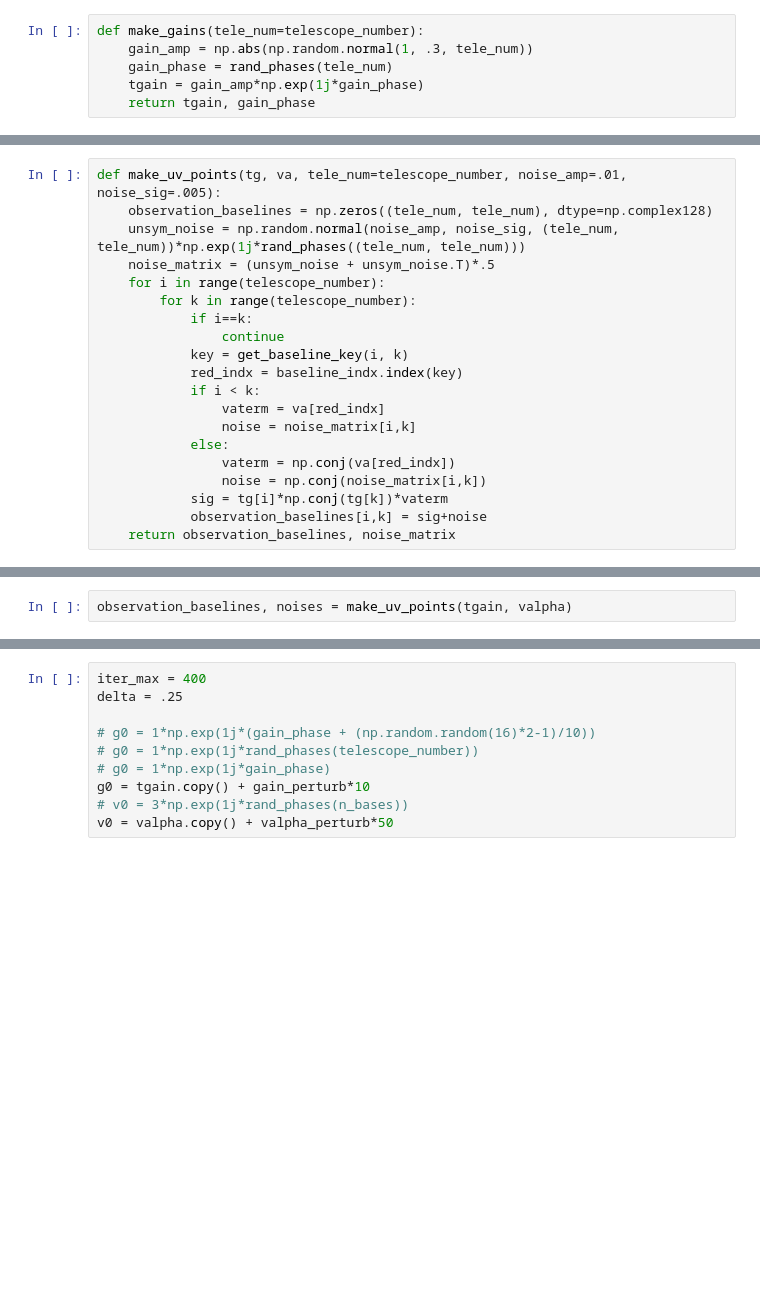
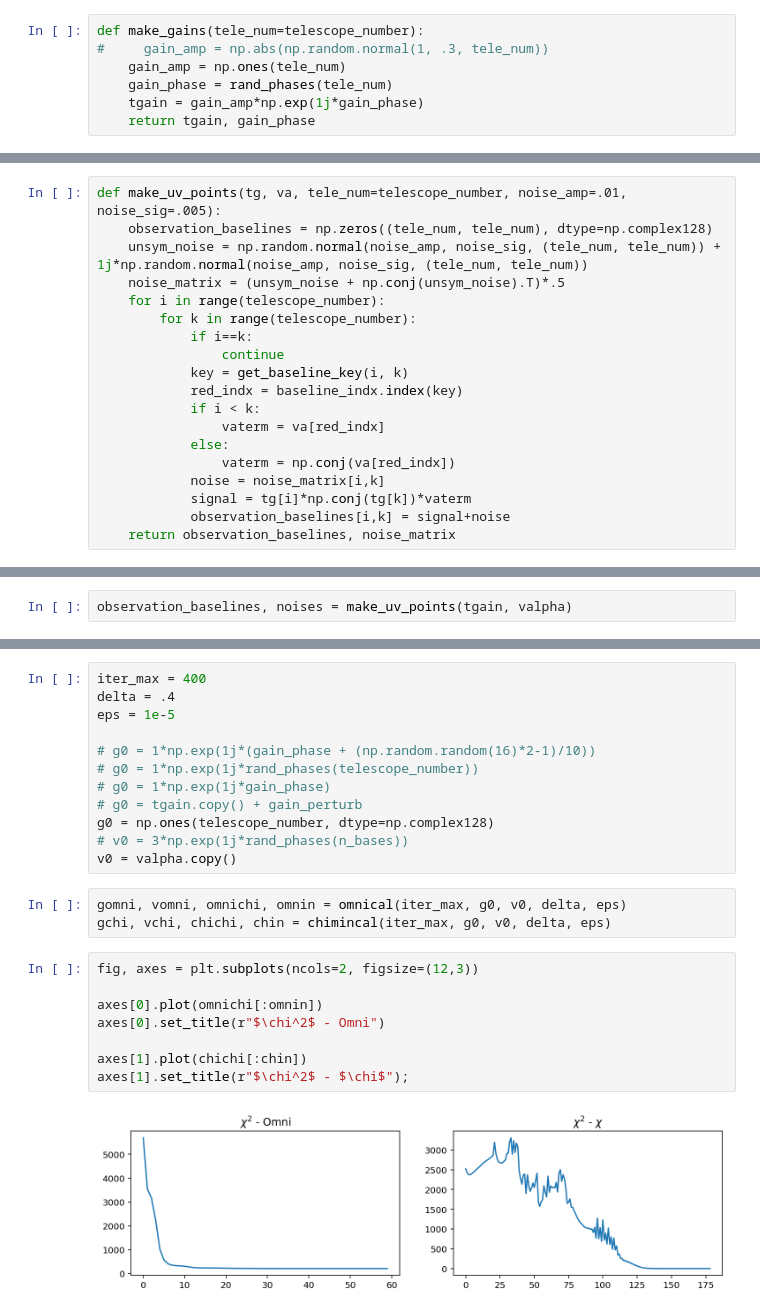
Before and after one commit to pecom/red-calibration, a Jupyter notebook: SmallArrayTests.ipynb, the cells around one changed output, grey strips where cells are left out. Cells and saved outputs as stored; diff of their text form; blank space fills up the shorter version.

```diff
--- a/SmallArrayTests.ipynb
+++ b/SmallArrayTests.ipynb
@@ -66,7 +67,8 @@ rand_phases = lambda x: np.random.uniform(0, 2*np.pi, x)
 npcb = np.vectorize(pow)
 # %%
 def make_gains(tele_num=telescope_number):
-    gain_amp = np.abs(np.random.normal(1, .3, tele_num))
+#     gain_amp = np.abs(np.random.normal(1, .3, tele_num))
+    gain_amp = np.ones(tele_num)
     gain_phase = rand_phases(tele_num)
     tgain = gain_amp*np.exp(1j*gain_phase)
     return tgain, gain_phase
@@ -79,8 +81,8 @@ def make_visibilities(tele_num=telescope_number):
 # %%
 def make_uv_points(tg, va, tele_num=telescope_number, noise_amp=.01, noise_sig=.005):
     observation_baselines = np.zeros((tele_num, tele_num), dtype=np.complex128)
-    unsym_noise = np.random.normal(noise_amp, noise_sig, (tele_num, tele_num))*np.exp(1j*rand_phases((tele_num, tele_num)))
-    noise_matrix = (unsym_noise + unsym_noise.T)*.5
+    unsym_noise = np.random.normal(noise_amp, noise_sig, (tele_num, tele_num)) + 1j*np.random.normal(noise_amp, noise_sig, (tele_num, tele_num))
+    noise_matrix = (unsym_noise + np.conj(unsym_noise).T)*.5
     for i in range(telescope_number):
         for k in range(telescope_number):
             if i==k:
@@ -89,12 +91,11 @@ def make_uv_points(tg, va, tele_num=telescope_number, noise_amp=.01, noise_sig=.
             red_indx = baseline_indx.index(key)
             if i < k:
                 vaterm = va[red_indx]
-                noise = noise_matrix[i,k]
             else:
                 vaterm = np.conj(va[red_indx])
-                noise = np.conj(noise_matrix[i,k])
-            sig = tg[i]*np.conj(tg[k])*vaterm
-            observation_baselines[i,k] = sig+noise
+            noise = noise_matrix[i,k]
+            signal = tg[i]*np.conj(tg[k])*vaterm
+            observation_baselines[i,k] = signal+noise
     return observation_baselines, noise_matrix
 # %%
 tgain, gain_phase = make_gains()
@@ -157,10 +411,25 @@ valpha_perturb = np.random.normal(.05, .01, n_bases)*np.exp(1j*rand_phases(n_bas
 # %%
 iter_max = 400
-delta = .25
+delta = .4
+eps = 1e-5
 
 # g0 = 1*np.exp(1j*(gain_phase + (np.random.random(16)*2-1)/10))
 # g0 = 1*np.exp(1j*rand_phases(telescope_number))
 # g0 = 1*np.exp(1j*gain_phase)
-g0 = tgain.copy() + gain_perturb*10
+# g0 = tgain.copy() + gain_perturb
+g0 = np.ones(telescope_number, dtype=np.complex128)
 # v0 = 3*np.exp(1j*rand_phases(n_bases))
-v0 = valpha.copy() + valpha_perturb*50
+v0 = valpha.copy()
+# %%
+gomni, vomni, omnichi, omnin = omnical(iter_max, g0, v0, delta, eps)
+gchi, vchi, chichi, chin = chimincal(iter_max, g0, v0, delta, eps)
+# %%
+fig, axes = plt.subplots(ncols=2, figsize=(12,3))
+
+axes[0].plot(omnichi[:omnin])
+axes[0].set_title(r"$\chi^2$ - Omni")
+
+axes[1].plot(chichi[:chin])
+axes[1].set_title(r"$\chi^2$ - $\chi$");
+# %% [output]
+[figure, added]
```
Also changed, not shown: parts of 70 cells of this notebook.
